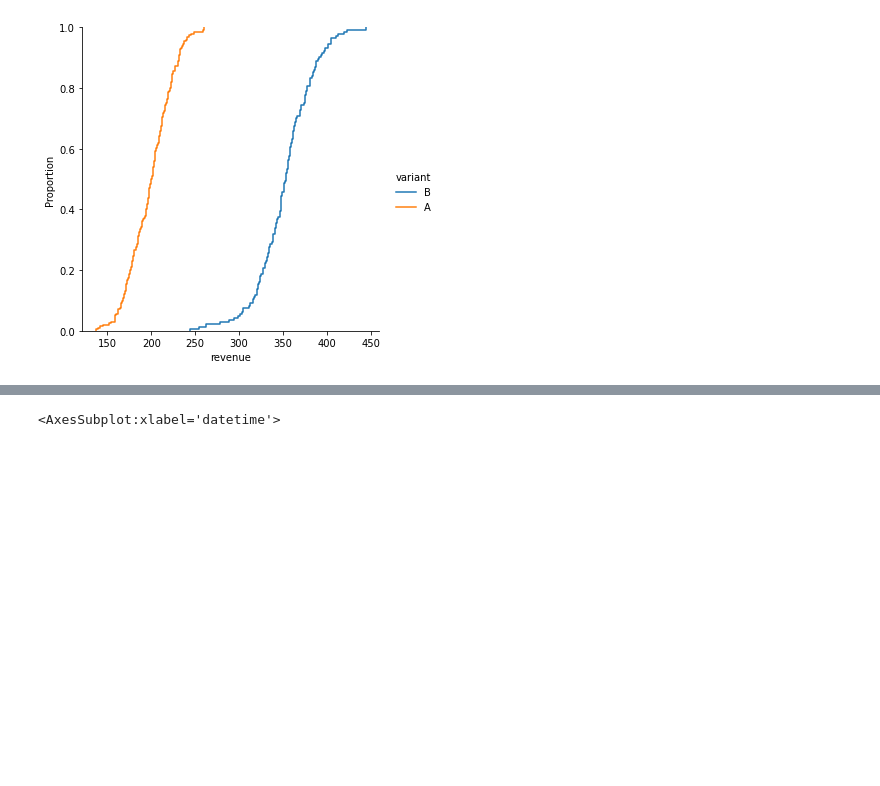
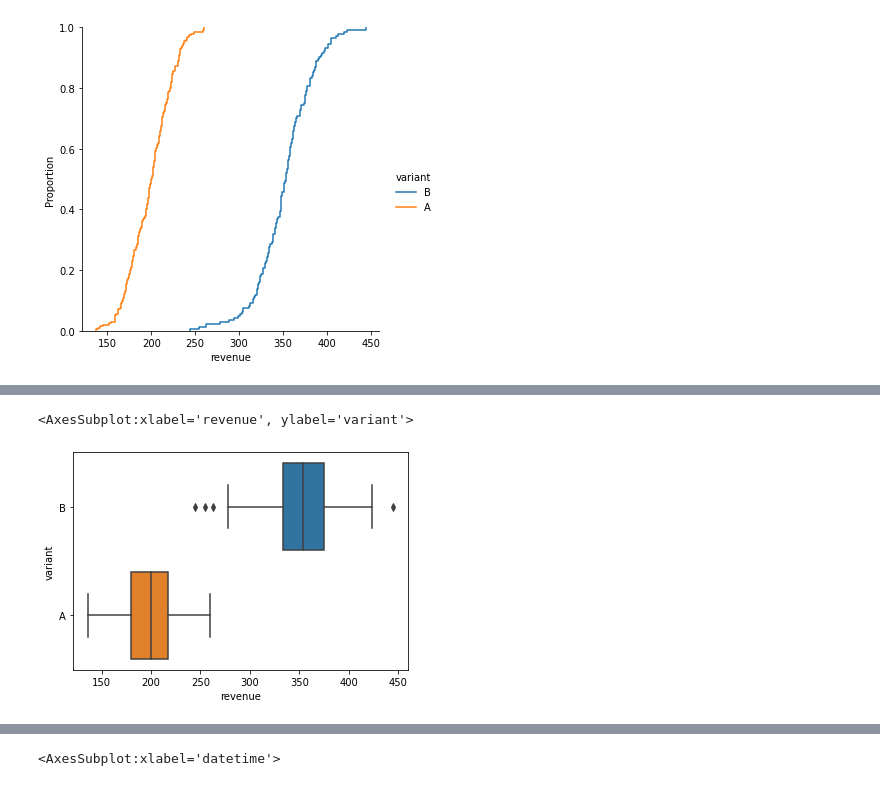
Before and after one commit to s-montes/data_science_exercise, a Jupyter notebook: notebooks/00-EDA.ipynb, the cells around one changed output, grey strips where cells are left out. Cells and saved outputs as stored; diff of their text form; code cells hidden in the pictures; blank space fills up the shorter version.

```diff
--- a/notebooks/00-EDA.ipynb
+++ b/notebooks/00-EDA.ipynb
@@ -119,3 +136,8 @@ sns.displot(
+# %%
+sns.boxplot(data=clean_records, x="revenue", y="variant")
+# %% [output]
+<AxesSubplot:xlabel='revenue', ylabel='variant'>
+[figure, added]
 # %%
 sns.displot(
     data=clean_records,
```
Also changed, not shown: parts of 3 cells of this notebook, 18 other files.
